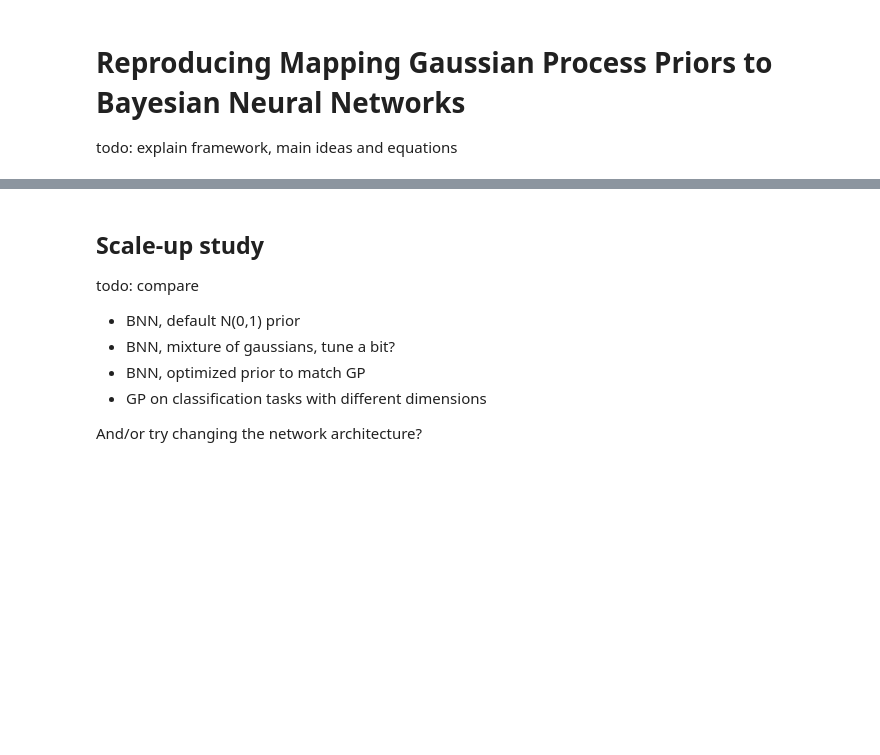
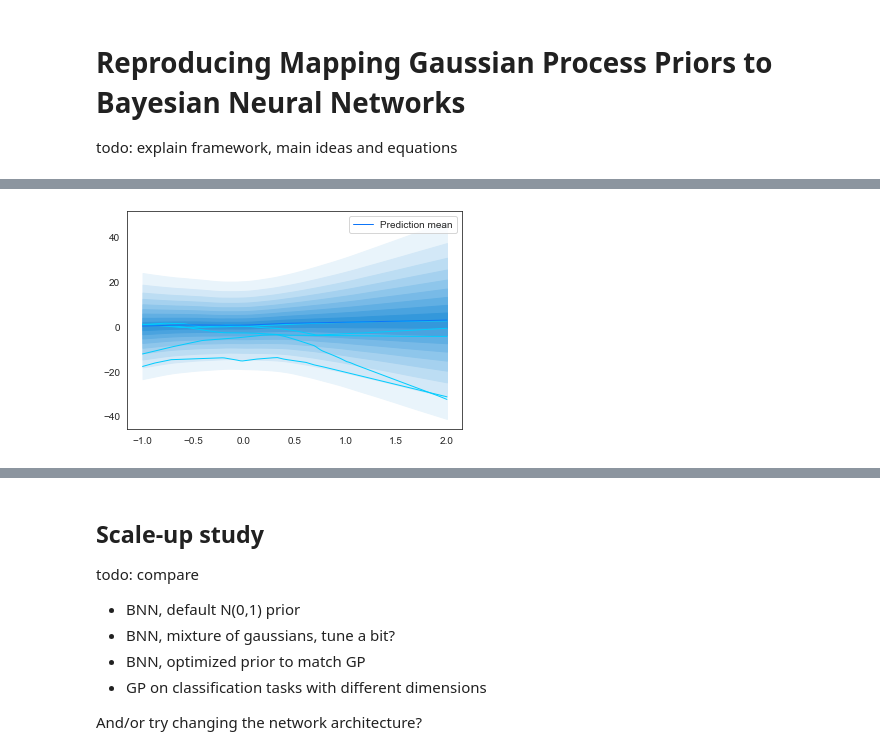
Before and after one commit to AymenMerrouche/Mapping-Gaussian-Process-Priors-to-Bayesian-Neural-Networks, a Jupyter notebook: notebooks/report.ipynb, the cells around one changed output, grey strips where cells are left out. Saved outputs shown, nothing was run; the diff lists cells and outputs as text; code cells hidden in the pictures; blank space fills up the shorter version.

```diff
--- a/notebooks/report.ipynb
+++ b/notebooks/report.ipynb
@@ -4,0 +72,19 @@ todo: explain framework, main ideas and equations
+# %%
+dim_h = 20
+n_layers = 2
+activation = "relu"
+# %%
+# default prior
+model = BayesianMLP(
+    dim_in=1,
+    dim_out=1,
+    dim_h=dim_h,
+    n_layers=n_layers,
+    prior_type="normal",
+    posterior_rho_init=-3.,
+    prior_sigma=1.,
+    activation=activation,
+)
+plot_prior(model, x_all)
+# %% [output]
+[figure, added]
```
Also changed, not shown: parts of 32 cells of this notebook.
